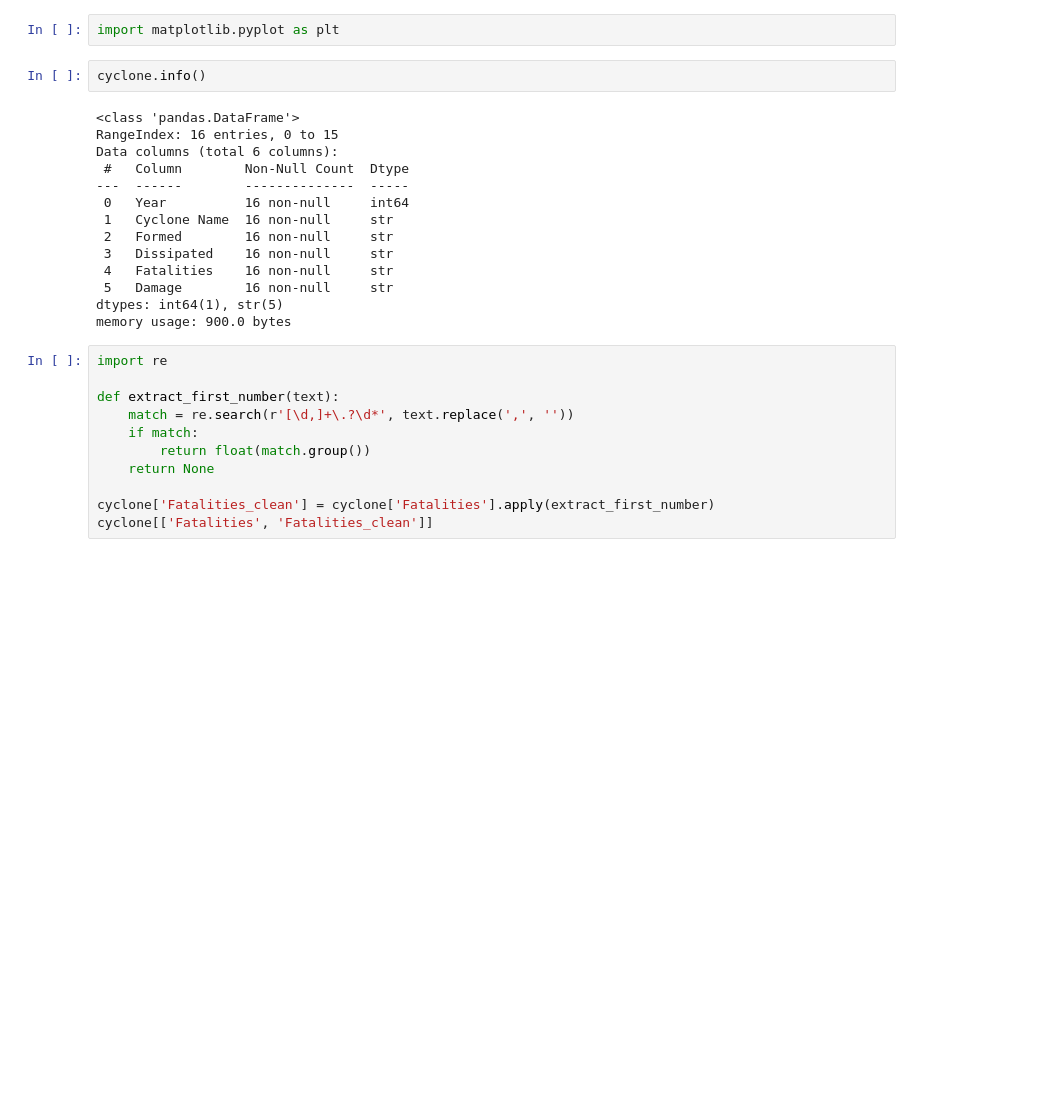
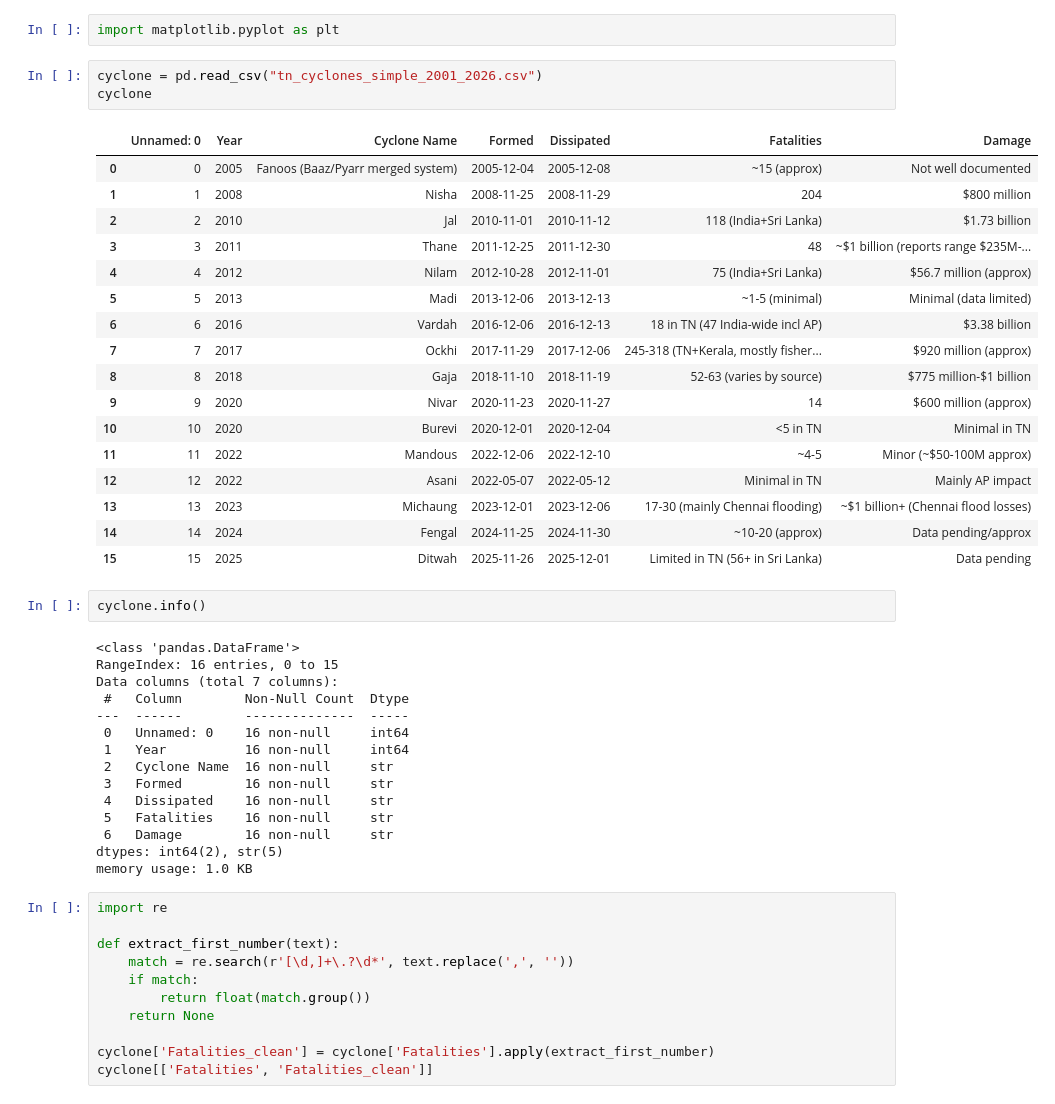
Before and after one commit to Dhanush09-2006/Tamil-Nadu-Cyclone-Impact-Analysis-2005-2025-, a Jupyter notebook: cyclone project.ipynb, the cells around one changed output. Saved outputs shown, nothing was run; the diff lists cells and outputs as text; blank space fills up the shorter version.

```diff
--- a/cyclone project.ipynb
+++ b/cyclone project.ipynb
@@ -2,22 +2,44 @@
 import pandas as pd
 # %%
 import matplotlib.pyplot as plt
+# %%
+cyclone = pd.read_csv("tn_cyclones_simple_2001_2026.csv")
+cyclone
+# %% [output]
+|  | Unnamed: 0 | Year | Cyclone Name | Formed | Dissipated | Fatalities | Damage |
+| 0 | 0 | 2005 | Fanoos (Baaz/Pyarr merged system) | 2005-12-04 | 2005-12-08 | ~15 (approx) | Not well documented |
+| 1 | 1 | 2008 | Nisha | 2008-11-25 | 2008-11-29 | 204 | $800 million |
+| 2 | 2 | 2010 | Jal | 2010-11-01 | 2010-11-12 | 118 (India+Sri Lanka) | $1.73 billion |
+| 3 | 3 | 2011 | Thane | 2011-12-25 | 2011-12-30 | 48 | ~$1 billion (reports range $235M-... |
+| 4 | 4 | 2012 | Nilam | 2012-10-28 | 2012-11-01 | 75 (India+Sri Lanka) | $56.7 million (approx) |
+| 5 | 5 | 2013 | Madi | 2013-12-06 | 2013-12-13 | ~1-5 (minimal) | Minimal (data limited) |
+| 6 | 6 | 2016 | Vardah | 2016-12-06 | 2016-12-13 | 18 in TN (47 India-wide incl AP) | $3.38 billion |
+| 7 | 7 | 2017 | Ockhi | 2017-11-29 | 2017-12-06 | 245-318 (TN+Kerala, mostly fisher... | $920 million (approx) |
+| 8 | 8 | 2018 | Gaja | 2018-11-10 | 2018-11-19 | 52-63 (varies by source) | $775 million-$1 billion |
+| 9 | 9 | 2020 | Nivar | 2020-11-23 | 2020-11-27 | 14 | $600 million (approx) |
+| 10 | 10 | 2020 | Burevi | 2020-12-01 | 2020-12-04 | <5 in TN | Minimal in TN |
+| 11 | 11 | 2022 | Mandous | 2022-12-06 | 2022-12-10 | ~4-5 | Minor (~$50-100M approx) |
+| 12 | 12 | 2022 | Asani | 2022-05-07 | 2022-05-12 | Minimal in TN | Mainly AP impact |
+| 13 | 13 | 2023 | Michaung | 2023-12-01 | 2023-12-06 | 17-30 (mainly Chennai flooding) | ~$1 billion+ (Chennai flood losses) |
+| 14 | 14 | 2024 | Fengal | 2024-11-25 | 2024-11-30 | ~10-20 (approx) | Data pending/approx |
+| 15 | 15 | 2025 | Ditwah | 2025-11-26 | 2025-12-01 | Limited in TN (56+ in Sri Lanka) | Data pending |
 # %%
 cyclone.info()
 # %% [output]
 <class 'pandas.DataFrame'>
 RangeIndex: 16 entries, 0 to 15
-Data columns (total 6 columns):
+Data columns (total 7 columns):
  #   Column        Non-Null Count  Dtype
 ---  ------        --------------  -----
- 0   Year          16 non-null     int64
- 1   Cyclone Name  16 non-null     str
- 2   Formed        16 non-null     str
- 3   Dissipated    16 non-null     str
- 4   Fatalities    16 non-null     str
- 5   Damage        16 non-null     str
-dtypes: int64(1), str(5)
-memory usage: 900.0 bytes
+ 0   Unnamed: 0    16 non-null     int64
+ 1   Year          16 non-null     int64
+ 2   Cyclone Name  16 non-null     str
+ 3   Formed        16 non-null     str
+ 4   Dissipated    16 non-null     str
+ 5   Fatalities    16 non-null     str
+ 6   Damage        16 non-null     str
+dtypes: int64(2), str(5)
+memory usage: 1.0 KB
 # %%
 import re
 
```
Also changed, not shown: parts of 4 cells of this notebook.
